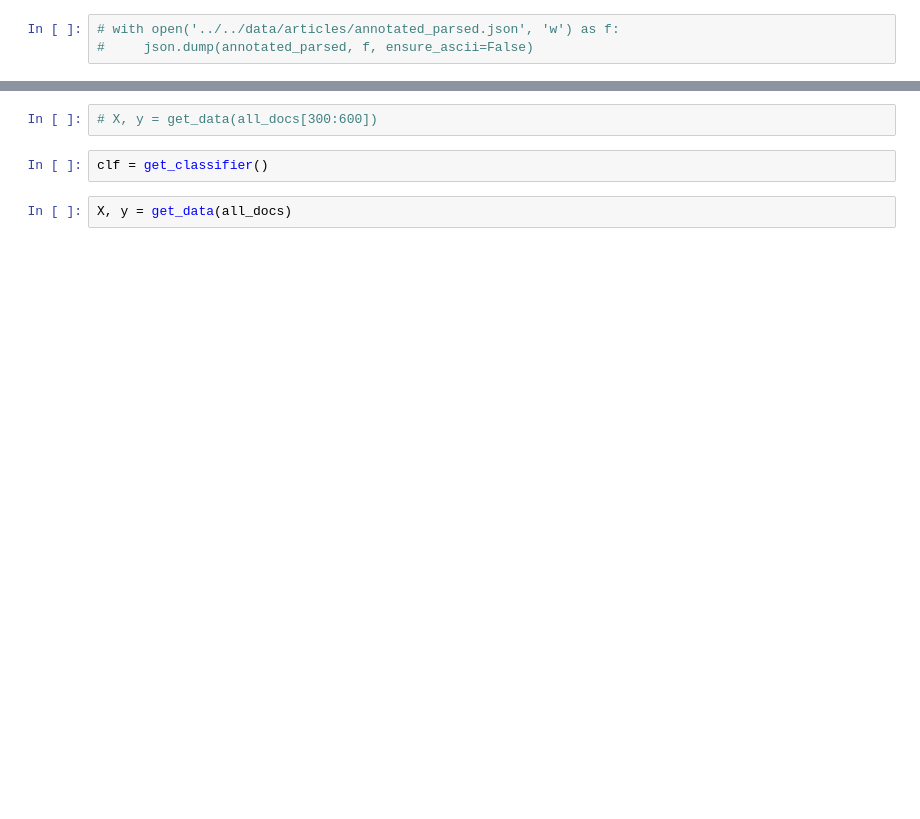
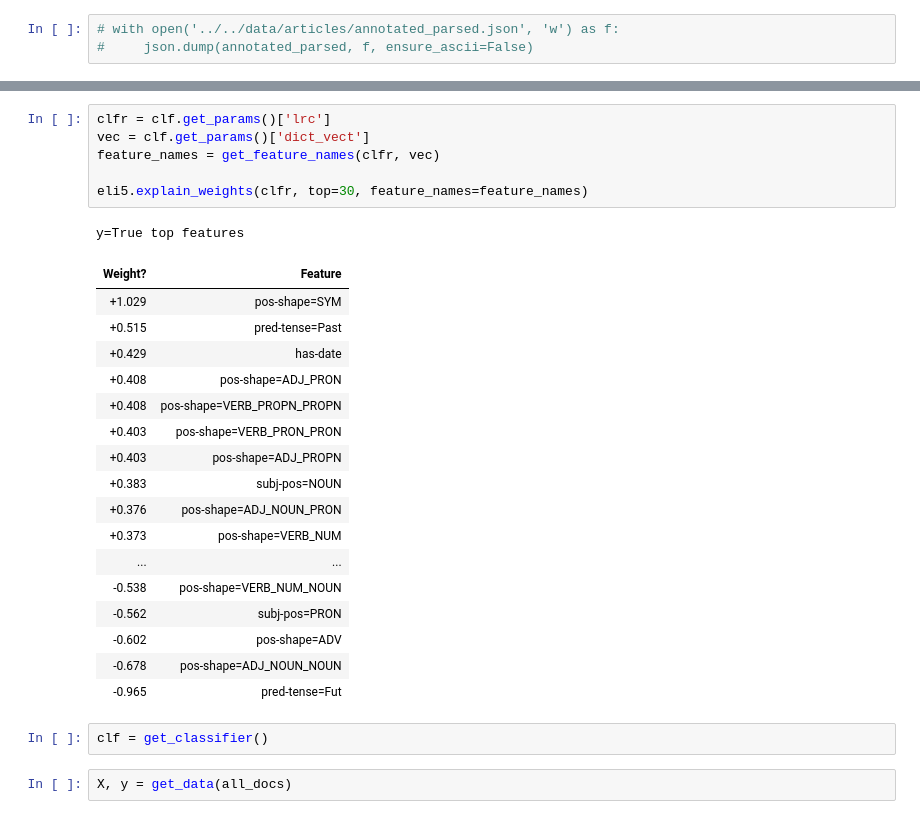
Before and after one commit to lisss/good-omen, a Jupyter notebook: src/metrics/classifier.ipynb, the cells around one changed output, grey strips where cells are left out. Saved outputs shown, nothing was run; the diff lists cells and outputs as text; blank space fills up the shorter version.

```diff
--- a/src/metrics/classifier.ipynb
+++ b/src/metrics/classifier.ipynb
@@ -410,5 +426,28 @@ Failed to create nlp from text that starts with: Батькам нікуди д
-# %%
-# X, y = get_data(all_docs[300:600])
+# %%
+clfr = clf.get_params()['lrc']
+vec = clf.get_params()['dict_vect']
+feature_names = get_feature_names(clfr, vec)
+
+eli5.explain_weights(clfr, top=30, feature_names=feature_names)
+# %% [output]
+y=True top features
+| Weight? | Feature |
+| +1.029 | pos-shape=SYM |
+| +0.515 | pred-tense=Past |
+| +0.429 | has-date |
+| +0.408 | pos-shape=ADJ_PRON |
+| +0.408 | pos-shape=VERB_PROPN_PROPN |
+| +0.403 | pos-shape=VERB_PRON_PRON |
+| +0.403 | pos-shape=ADJ_PROPN |
+| +0.383 | subj-pos=NOUN |
+| +0.376 | pos-shape=ADJ_NOUN_PRON |
+| +0.373 | pos-shape=VERB_NUM |
+| ... | ... |
+| -0.538 | pos-shape=VERB_NUM_NOUN |
+| -0.562 | subj-pos=PRON |
+| -0.602 | pos-shape=ADV |
+| -0.678 | pos-shape=ADJ_NOUN_NOUN |
+| -0.965 | pred-tense=Fut |
 # %%
 clf = get_classifier()
 # %%
```
Also changed, not shown: parts of 8 cells of this notebook, 6 other files.
